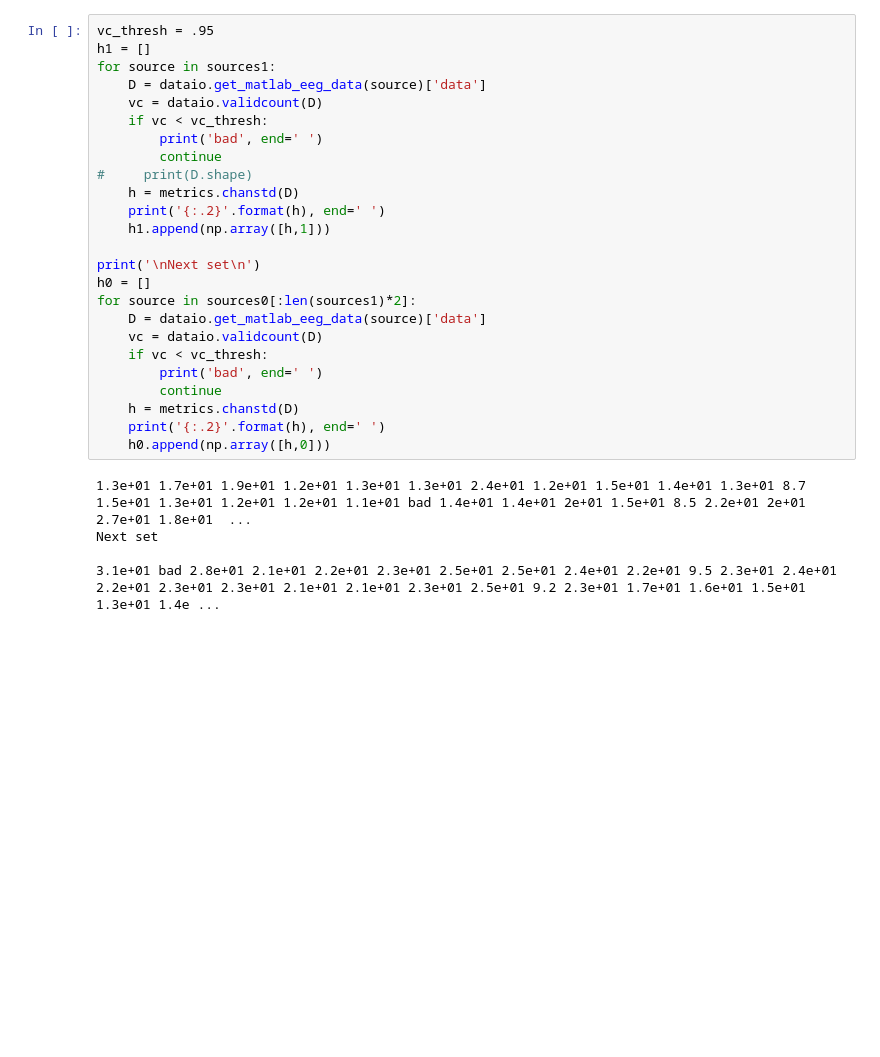
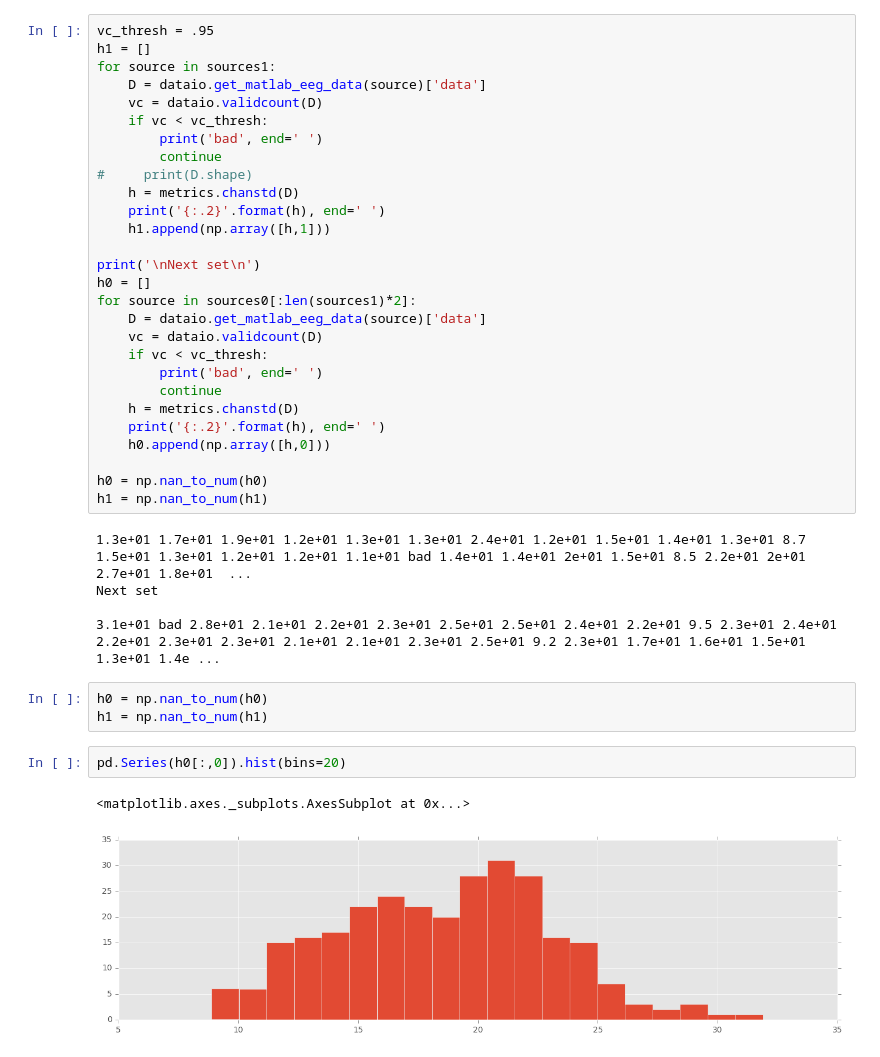
Before and after one commit to xkortex/eeg_seizure_prediction, a Jupyter notebook: naive_vector01.ipynb, the cells around one changed output. Saved outputs shown, nothing was run; the diff lists cells and outputs as text; blank space fills up the shorter version.

```diff
--- a/naive_vector01.ipynb
+++ b/naive_vector01.ipynb
@@ -435,8 +438,19 @@ for source in sources0[:len(sources1)*2]:
     h = metrics.chanstd(D)
     print('{:.2}'.format(h), end=' ')
     h0.append(np.array([h,0]))
+
+h0 = np.nan_to_num(h0)
+h1 = np.nan_to_num(h1)
 # %% [output]
 1.3e+01 1.7e+01 1.9e+01 1.2e+01 1.3e+01 1.3e+01 2.4e+01 1.2e+01 1.5e+01 1.4e+01 1.3e+01 8.7 1.5e+01 1.3e+01 1.2e+01 1.2e+01 1.1e+01 bad 1.4e+01 1.4e+01 2e+01 1.5e+01 8.5 2.2e+01 2e+01 2.7e+01 1.8e+01  ...
 Next set
 
 3.1e+01 bad 2.8e+01 2.1e+01 2.2e+01 2.3e+01 2.5e+01 2.5e+01 2.4e+01 2.2e+01 9.5 2.3e+01 2.4e+01 2.2e+01 2.3e+01 2.3e+01 2.1e+01 2.1e+01 2.3e+01 2.5e+01 9.2 2.3e+01 1.7e+01 1.6e+01 1.5e+01 1.3e+01 1.4e ...
+# %%
+h0 = np.nan_to_num(h0)
+h1 = np.nan_to_num(h1)
+# %%
+pd.Series(h0[:,0]).hist(bins=20)
+# %% [output]
+<matplotlib.axes._subplots.AxesSubplot at 0x...>
+[figure, added]
```
Also changed, not shown: parts of 4 cells of this notebook, 6 other files.
